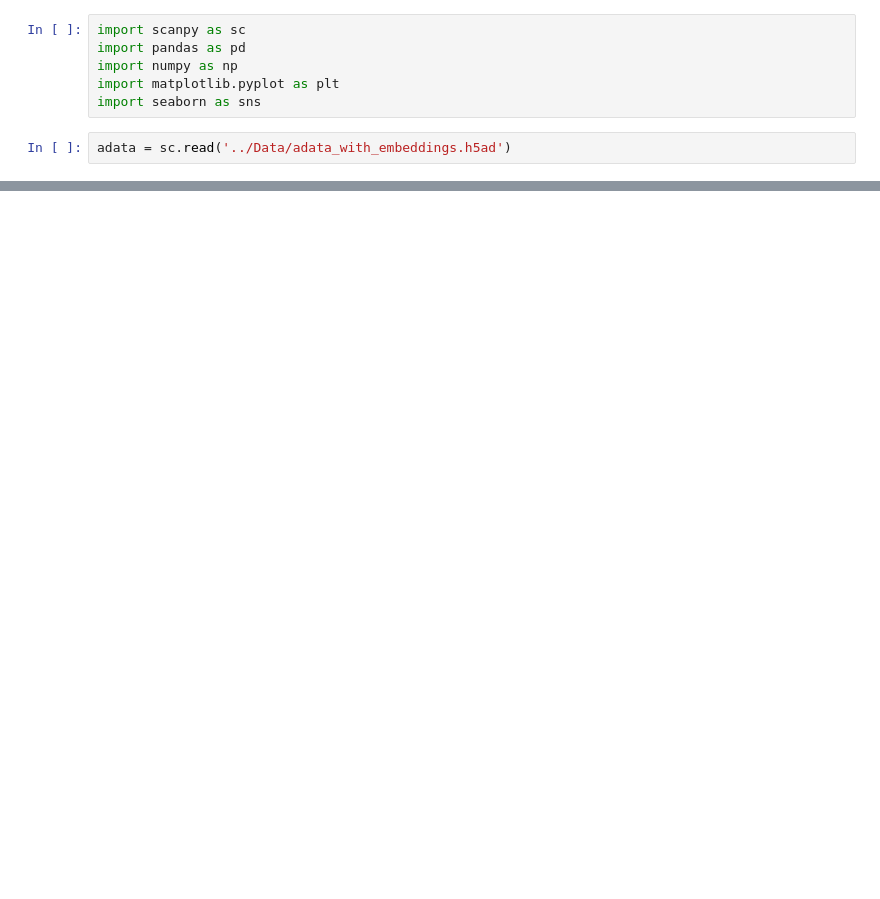
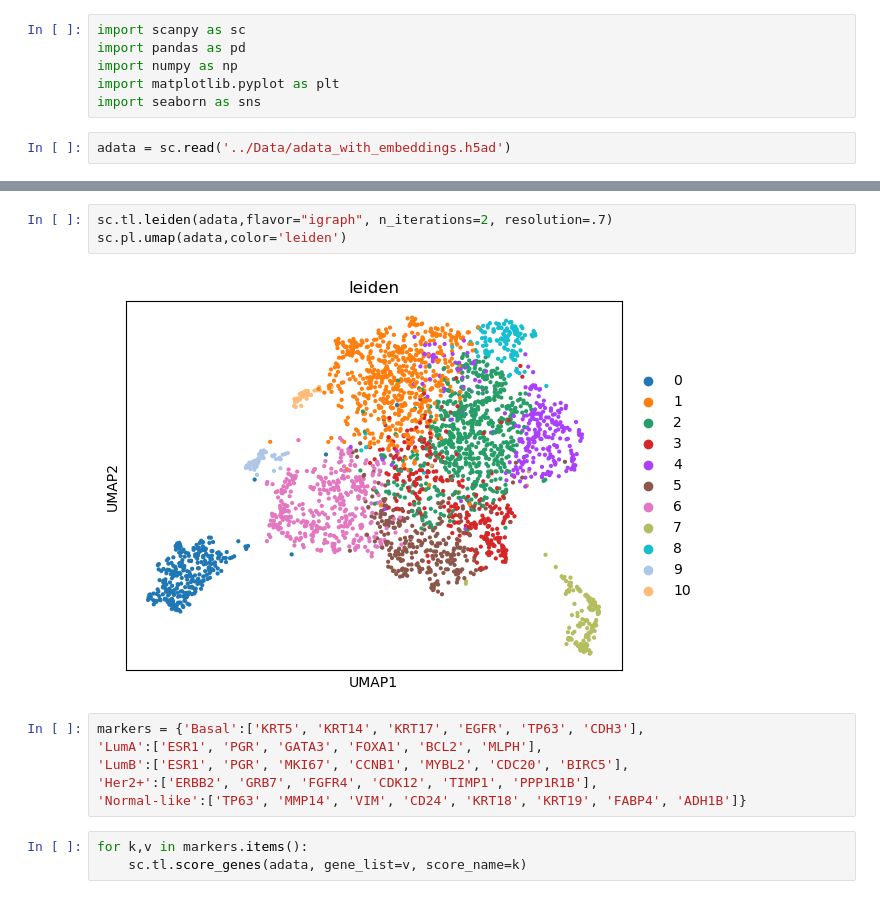
Before and after one commit to VergaJU/TechTaskInterview, a Jupyter notebook: notebooks/Clustering_1.ipynb, the cells around one changed output, grey strips where cells are left out. Saved outputs shown, nothing was run; the diff lists cells and outputs as text; blank space fills up the shorter version.

```diff
--- a/notebooks/Clustering_1.ipynb
+++ b/notebooks/Clustering_1.ipynb
@@ -17 +23,15 @@ sc.pl.umap(adata, color='pam50 subtype')
+# %%
+sc.tl.leiden(adata,flavor="igraph", n_iterations=2, resolution=.7)
+sc.pl.umap(adata,color='leiden')
+# %% [output]
+[figure, added]
+# %%
+markers = {'Basal':['KRT5', 'KRT14', 'KRT17', 'EGFR', 'TP63', 'CDH3'],
+'LumA':['ESR1', 'PGR', 'GATA3', 'FOXA1', 'BCL2', 'MLPH'],
+'LumB':['ESR1', 'PGR', 'MKI67', 'CCNB1', 'MYBL2', 'CDC20', 'BIRC5'],
+'Her2+':['ERBB2', 'GRB7', 'FGFR4', 'CDK12', 'TIMP1', 'PPP1R1B'],
+'Normal-like':['TP63', 'MMP14', 'VIM', 'CD24', 'KRT18', 'KRT19', 'FABP4', 'ADH1B']}
+# %%
+for k,v in markers.items():
+    sc.tl.score_genes(adata, gene_list=v, score_name=k)
 # %%
```
Also changed, not shown: parts of 15 cells of this notebook, 1 other file.
